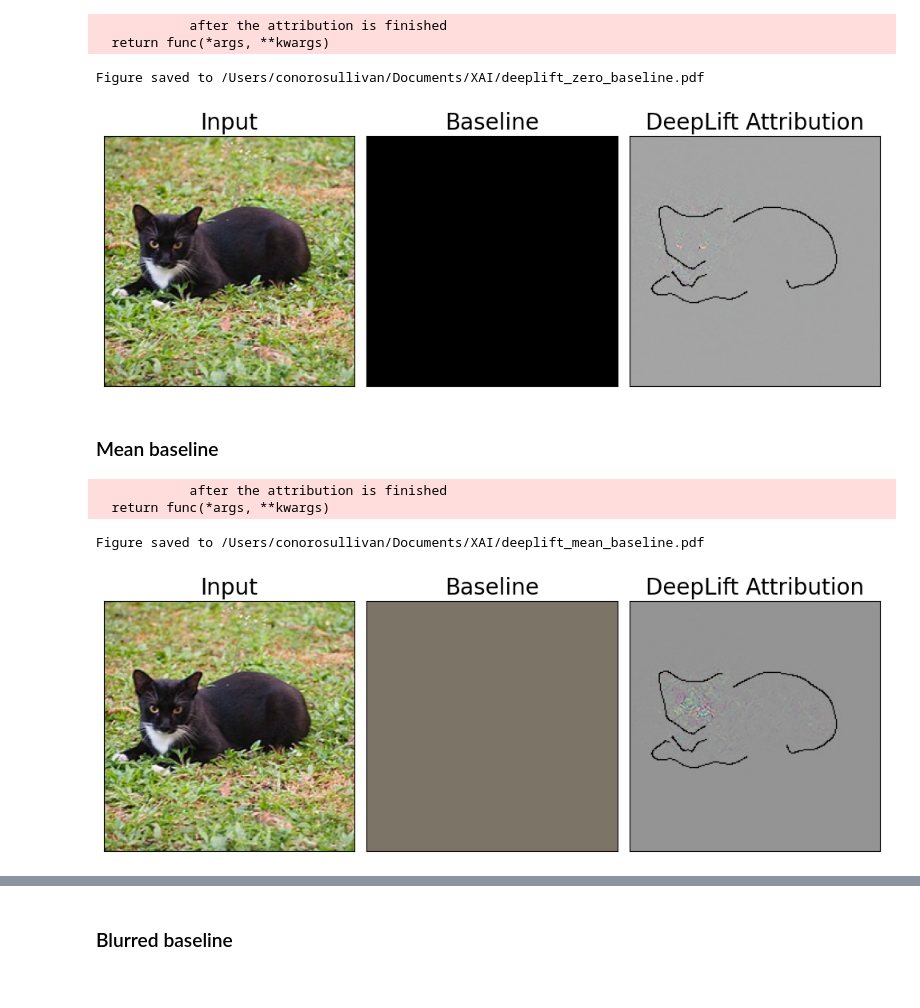
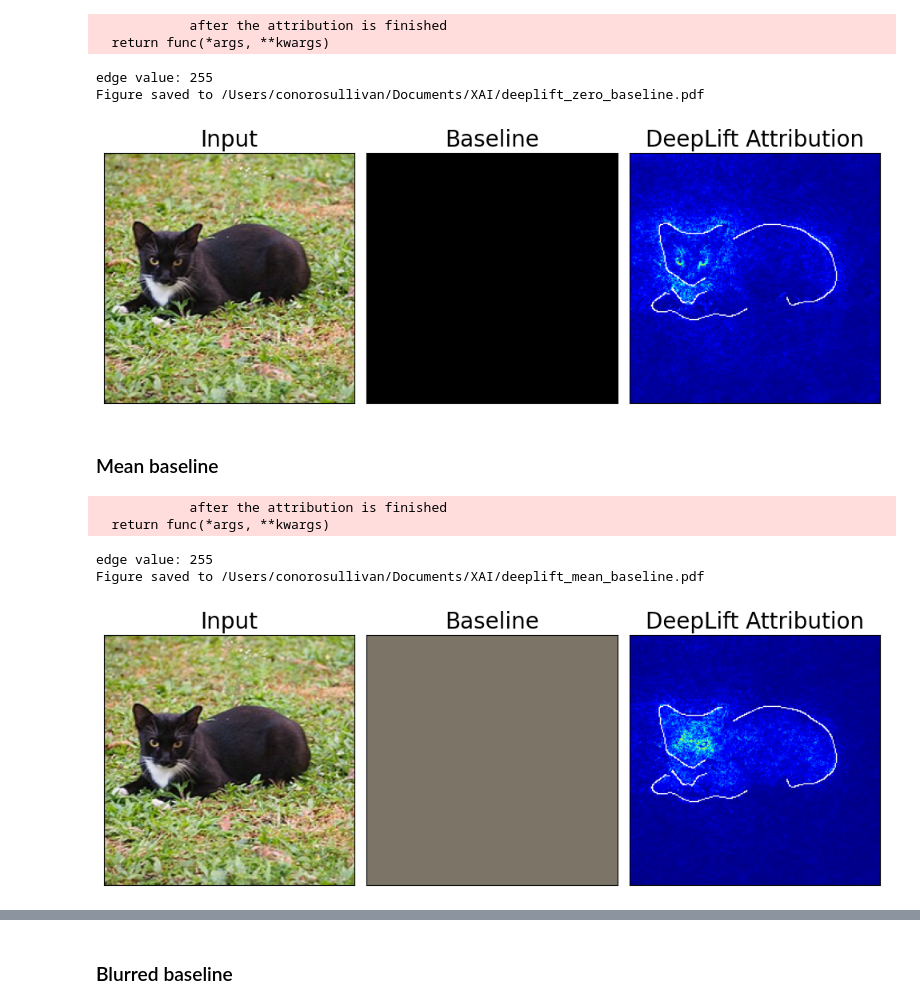
Before and after one commit to a-data-odyssey/XAI-for-CV, a Jupyter notebook: src/gradient/deeplift.ipynb, the cells around one changed output, grey strips where cells are left out. Saved outputs shown, nothing was run; the diff lists cells and outputs as text; code cells hidden in the pictures.

```diff
--- a/src/gradient/deeplift.ipynb
+++ b/src/gradient/deeplift.ipynb
@@ -152,14 +152,17 @@ attributions = deeplift.attribute(
             after the attribution is finished
   return func(*args, **kwargs)
 # %%
+attr = process_attributions(attributions,activation='abs',skew=0.5,colormap='jet')
+
 cat_edge = get_edge(cat_img,h1=0.2,h2=0.3,sigma=5)
-attr = process_grads(attributions, edge=cat_edge)
+attr = add_edge_to_attributions(attr,cat_edge,'white')
 
 baseline = np.zeros((224,224,3))
 plot_attributions(cat_img,baseline,attr)
 # %% [output]
+edge value: 255
 Figure saved to /Users/conorosullivan/Documents/XAI/deeplift_zero_baseline.pdf
-[figure, old version]
+[figure, new version]
 # %% [markdown]
 ### Mean baseline
 # %%
@@ -174,13 +177,15 @@ attributions = deeplift.attribute(
     target=0
 )
 
-attr = process_grads(attributions, edge=cat_edge)
+attr = process_attributions(attributions,activation='abs',skew=0.5,colormap='jet')
+attr = add_edge_to_attributions(attr,cat_edge,'white')
 plot_attributions(cat_img,mean_baseline,attr)
 # %% [output]
             after the attribution is finished
   return func(*args, **kwargs)
+edge value: 255
 Figure saved to /Users/conorosullivan/Documents/XAI/deeplift_mean_baseline.pdf
-[figure, old version]
+[figure, new version]
 # %%
 mean_baseline_tensor = processor(images=mean_baseline,
                                  return_tensors="pt",
```
Also changed, not shown: parts of 4 cells of this notebook, 6 other files.
